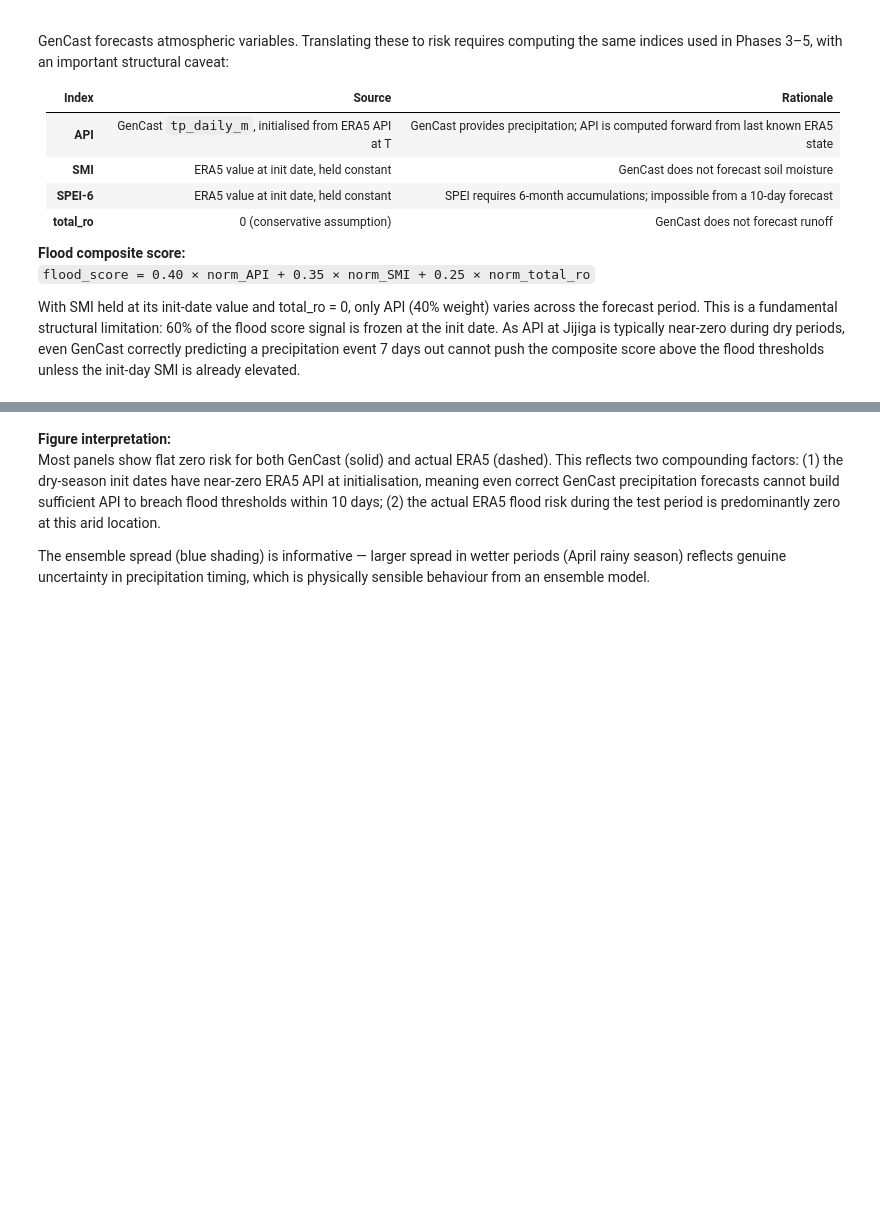
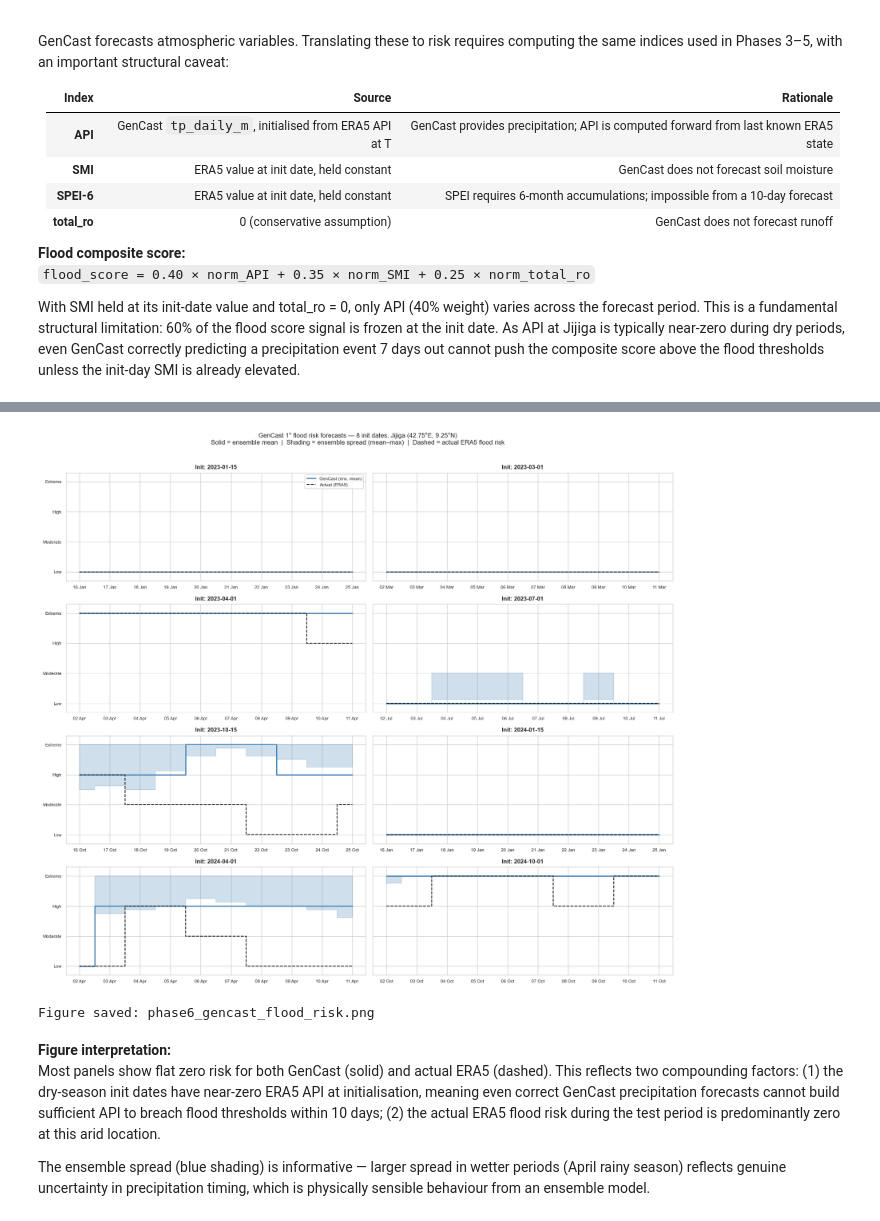
Before and after one commit to lalutir/datalab-v, a Jupyter notebook: notebooks/phase6_foundation_model.ipynb, the cells around one changed output, grey strips where cells are left out. Drawn from its saved outputs; the diff is of its cells as text; code cells hidden in the pictures; blank space fills up the shorter version.

```diff
--- a/notebooks/phase6_foundation_model.ipynb
+++ b/notebooks/phase6_foundation_model.ipynb
@@ -55,8 +55,8 @@ INIT_DATES = [
     '2023-01-15', '2023-03-01', '2023-04-01', '2023-07-01',
     '2023-10-15', '2024-01-15', '2024-04-01', '2024-10-01',
 ]
-LABEL_MAP  = {0: 'None', 1: 'Moderate', 2: 'Elevated', 3: 'High', 4: 'Extreme'}
-RISK_COLORS = ['#2ecc71', '#f1c40f', '#e67e22', '#e74c3c', '#8e44ad']
+LABEL_MAP  = {0: 'Low', 1: 'Moderate', 2: 'High', 3: 'Extreme'}
+RISK_COLORS = ['#2ecc71', '#f39c12', '#e74c3c', '#8e44ad']
 LAT, LON   = 9.25, 42.75
 
 # Load ERA5 labeled data (Phase 3 output)
@@ -65,7 +65,14 @@ df['time'] = pd.to_datetime(df['time'])
 df = df.set_index('time').sort_index()
 
 # Load real GenCast results (post-processed by src/postprocess_gencast_results.py)
+# gm_flood_rounded / ens_mean / ens_max were computed with the old 5-class thresholds
+# (p65/p80/p90/p97). Clip to [0,3] so they align with the 4-class scheme:
+# old class 4 ("Extreme" in 5-class) → class 3 ("Extreme" in 4-class).
 gm = pd.read_csv(GM_RESULTS, parse_dates=['forecast_date', 'init_date'])
+gm['gm_flood_rounded']  = gm['gm_flood_rounded'].clip(upper=3).astype(int)
+gm['gm_flood_ens_mean'] = gm['gm_flood_ens_mean'].clip(upper=3)
+gm['gm_flood_ens_max']  = gm['gm_flood_ens_max'].clip(upper=3).astype(int)
 
 print(f'ERA5 labeled dataset: {df.shape}')
-print(f'GenCast results: {gm.shape}  ({gm["init_date"].nunique()} init dates x {gm["lead_days"].nunique()} lead days)')import os; os.makedirs("figures", exist_ok=True)
+print(f'GenCast results: {gm.shape}  ({gm["init_date"].nunique()} init dates x {gm["lead_days"].nunique()} lead days)')
+import os; os.makedirs("figures", exist_ok=True)
@@ -165,36 +189,39 @@ for idx, date_str in enumerate(INIT_DATES):
     if sub.empty:
         continue
     dates = sub['forecast_date'].values
 
     # Ensemble spread (mean to max)
     ax.fill_between(dates, sub['gm_flood_ens_mean'],
                     sub['gm_flood_ens_max'],
                     alpha=0.25, color='steelblue', step='mid')
     # Ensemble mean
     ax.step(dates, sub['gm_flood_rounded'], where='mid',
             color='steelblue', lw=1.8, label='GenCast (ens. mean)')
     # Actual ERA5 flood risk
     ax.step(dates, sub['actual_flood_risk'].fillna(0), where='mid',
             color='black', lw=1.2, ls='--', label='Actual (ERA5)')
 
-    ax.set_ylim(-0.3, 4.3)
-    ax.set_yticks(range(5))
-    ax.set_yticklabels([LABEL_MAP[k] for k in range(5)], fontsize=7)
+    ax.set_ylim(-0.3, 3.3)
+    ax.set_yticks(range(4))
+    ax.set_yticklabels([LABEL_MAP[k] for k in range(4)], fontsize=7)
     ax.set_title(f'Init: {date_str}', fontsize=9, fontweight='bold')
     ax.xaxis.set_major_formatter(mdates.DateFormatter('%d %b'))
     ax.tick_params(axis='x', labelsize=7)
     if idx == 0:
         ax.legend(fontsize=7, loc='upper right')
 
 fig.suptitle(
     'GenCast 1° flood risk forecasts — 8 init dates, Jijiga (42.75°E, 9.25°N)\n'
     'Solid = ensemble mean  |  Shading = ensemble spread (mean–max)  |  Dashed = actual ERA5 flood risk',
     fontsize=10, y=1.01
 )
 plt.tight_layout()
 plt.savefig('figures/phase6_gencast_flood_risk.png', dpi=150, bbox_inches='tight')
 plt.show()
 print('Figure saved: phase6_gencast_flood_risk.png')
+# %% [output]
+[figure, added]
+Figure saved: phase6_gencast_flood_risk.png
 # %% [markdown]
 **Figure interpretation:**
 Most panels show flat zero risk for both GenCast (solid) and actual ERA5 (dashed). This reflects two compounding factors: (1) the dry-season init dates have near-zero ERA5 API at initialisation, meaning even correct GenCast precipitation forecasts cannot build sufficient API to breach flood thresholds within 10 days; (2) the actual ERA5 flood risk during the test period is predominantly zero at this arid location.
```
Also changed, not shown: parts of 12 cells of this notebook, 7 other files.
